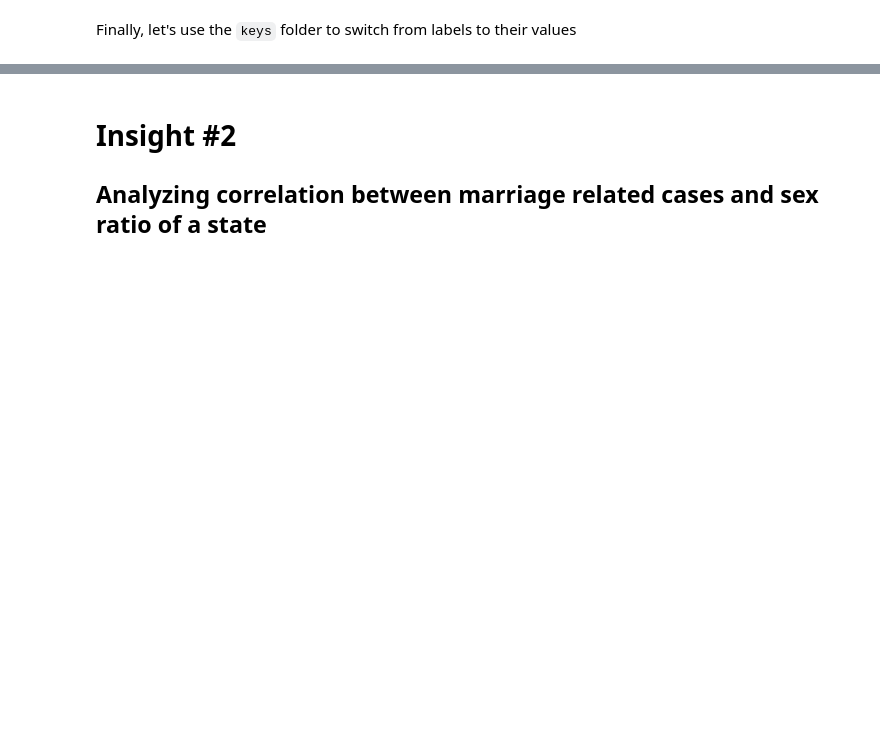
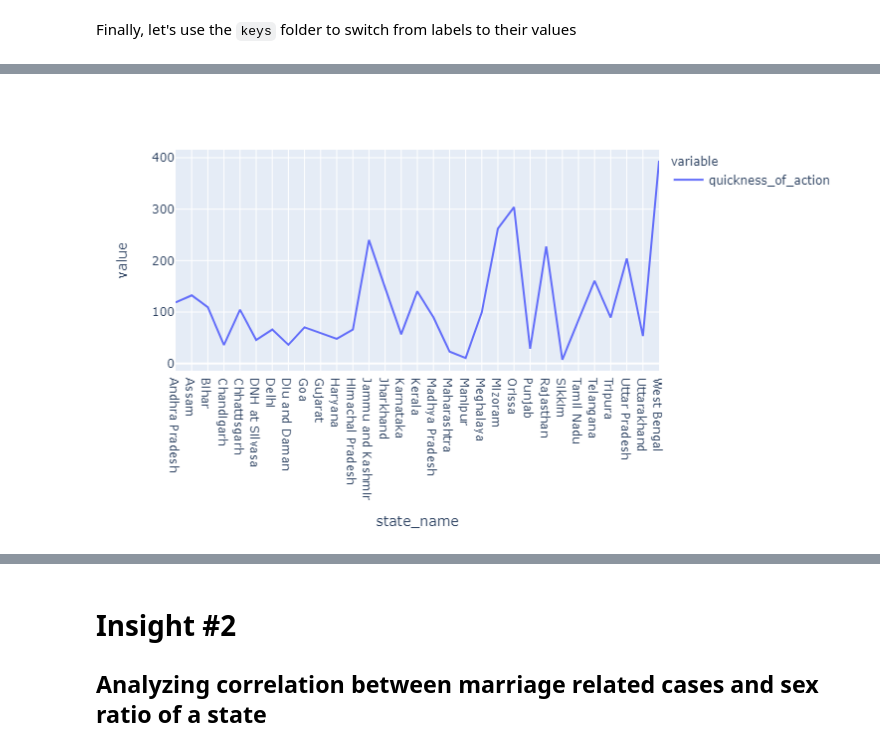
Before and after one commit to ujjwal-shekhar/Indian-Judicial-System-PreCog, a Jupyter notebook: data-visualizer-precog.ipynb, the cells around one changed output, grey strips where cells are left out. Drawn from its saved outputs; the diff is of its cells as text; code cells hidden in the pictures; blank space fills up the shorter version.

Commit message:
Kaggle Notebook | data-visualizer-precog | Version 10

```diff
--- a/data-visualizer-precog.ipynb
+++ b/data-visualizer-precog.ipynb
@@ -866,19 +874,4 @@ px.imshow(df.corr())
 # %%
 df.info()
-# %%
-df = df.drop(columns=['type_name_s_x', 'type_name_s_y'])
 # %% [markdown]
 Finally, let's use the `keys` folder to switch from labels to their values
-# %%
-# KEYS_CSV_FOLDER
-df_merge = pd.read_csv(os.path.join(KEYS_CSV_FOLDER, "type_name_key.csv"))
-df = df.merge(df_merge, on=['year', 'type_name'])
-df = df.drop(columns = ['count', 'type_name'])
-# df = df.rename({'type_name_s': ''}, axis=1)
-# df['defendant_gender'] = df['defendant_gender'].astype("string")
-df.head(10)
-# %%
-df_merge = pd.read_csv(os.path.join(KEYS_CSV_FOLDER))
-df = df.merge(df_merge, on=['year', 'disp_name'])
-df = df.drop(columns = 'count')
-df.head(10)
@@ -888,0 +878,4 @@ fig.show()
+# %%
+avg_quickness_states = df.groupby(['state_name'])['quickness_of_action'].mean()
+avg_quickness_states.sort_values(ascending=False)
+avg_quickness_states.head(10)
@@ -888,0 +895,4 @@ fig.show()
+# %%
+px.line(avg_quickness_states)
+# %% [output]
+[figure, added]
```
Also changed, not shown: parts of 18 cells of this notebook.
